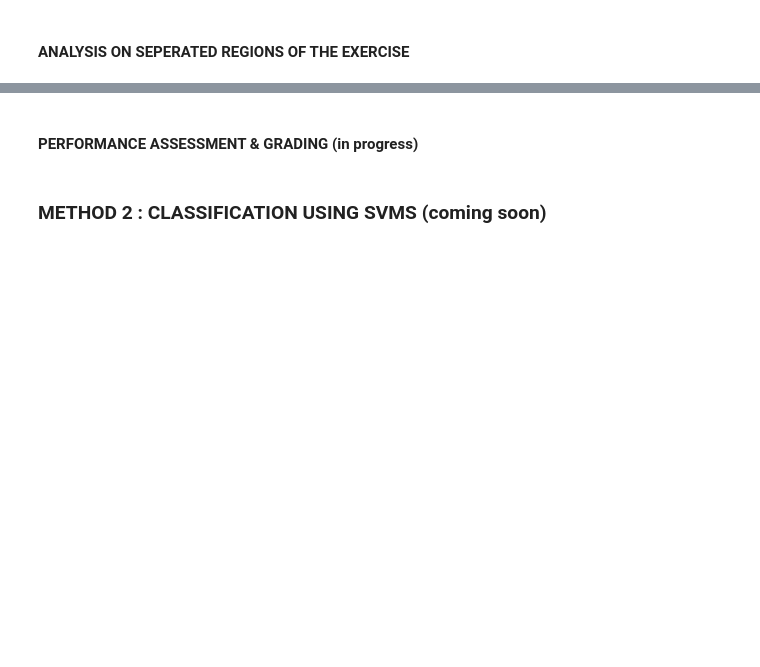
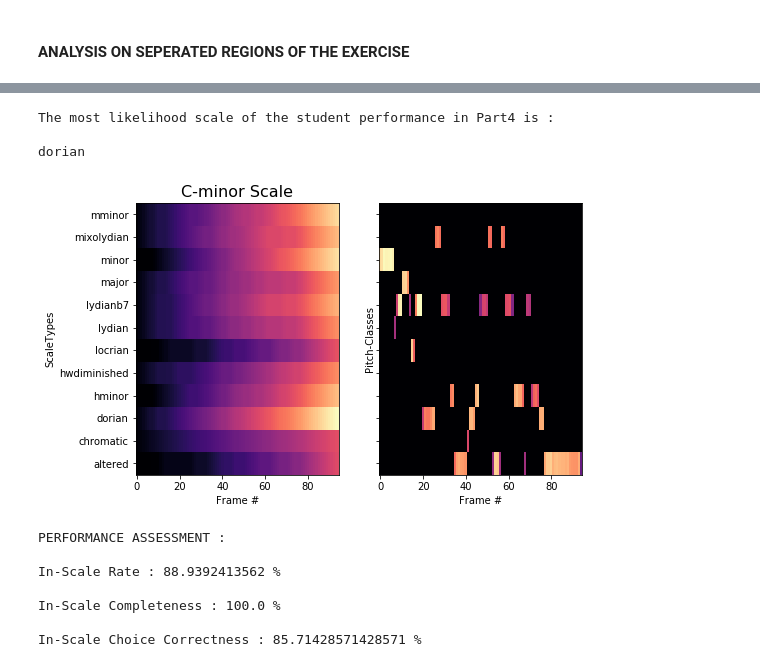
Before and after one commit to emirdemirel/Chord-ScaleDetection, a Jupyter notebook: Chord-scale_Detection.ipynb, the cells around one changed output, grey strips where cells are left out. Cells and saved outputs as stored; diff of their text form; code cells hidden in the pictures; blank space fills up the shorter version.

```diff
--- a/Chord-scale_Detection.ipynb
+++ b/Chord-scale_Detection.ipynb
@@ -199,2 +65,4 @@ FEATURES_Student
+# %%
+FEATURES_Student = FeatureExtraction_single(FILENAME,FILEDIR,params,EXERCISEFILE)
 # %% [markdown]
 #### ANALYSIS ON SEPERATED REGIONS OF THE EXERCISE
@@ -236,4 +68,0 @@ LikelihoodVector2 = ScaleEstimationAggregate(FEATURES_Student, winSize, hopSize,
-# %% [markdown]
-#### PERFORMANCE ASSESSMENT & GRADING (in progress)
-# %% [markdown]
-### METHOD 2 : CLASSIFICATION USING SVMS (coming soon)
@@ -245,0 +69,42 @@ trained =TrainANDPredict('mycsvfile.csv','CSVfilefor_12bins.csv','chord-scale_ex
+# %%
+PART = '4'   ###Select Part for analysis
+
+PartData = FEATURES_Student['Part'+str(PART)]
+
+
+LikeliestScale = SegmentAnalysis(PartData,ScaleTemplates)
+
+
+
+InScaleRate, ScaleChoiceCorrectness, ScaleCompleteness = PerformanceAssessment(PartData,LikeliestScale,ScaleTemplates)
+
+print('PERFORMANCE ASSESSMENT : \n' )
+
+print('In-Scale Rate : ' + str(InScaleRate*100) + ' % \n')
+'''
+Inscale Rate = sum(InscaleBins.mean)/sum(allBins.mean)
+'''
+print('In-Scale Completeness : ' + str(ScaleCompleteness*100) + ' % \n')
+'''
+Completeness = sum(StudentInscaleBins/sum(AllInscaleBins)
+'''
+
+print('In-Scale Choice Correctness : ' + str(ScaleChoiceCorrectness*100) + ' % \n')
+'''
+Cosine Similarity between the binary templates of likeliest scale & Expected Scale
+'''
+
+audioSegment = SegmentExerciseAudio(os.path.join(FILEDIR, FILENAME),PartData,params)
+Audio(audioSegment, rate = params.fs)
+# %% [output]
+The most likelihood scale of the student performance in Part4 is :
+
+dorian
+[figure, added]
+PERFORMANCE ASSESSMENT :
+
+In-Scale Rate : 88.9392413562 %
+
+In-Scale Completeness : 100.0 %
+
+In-Scale Choice Correctness : 85.71428571428571 %
```
Also changed, not shown: parts of 23 cells of this notebook.
